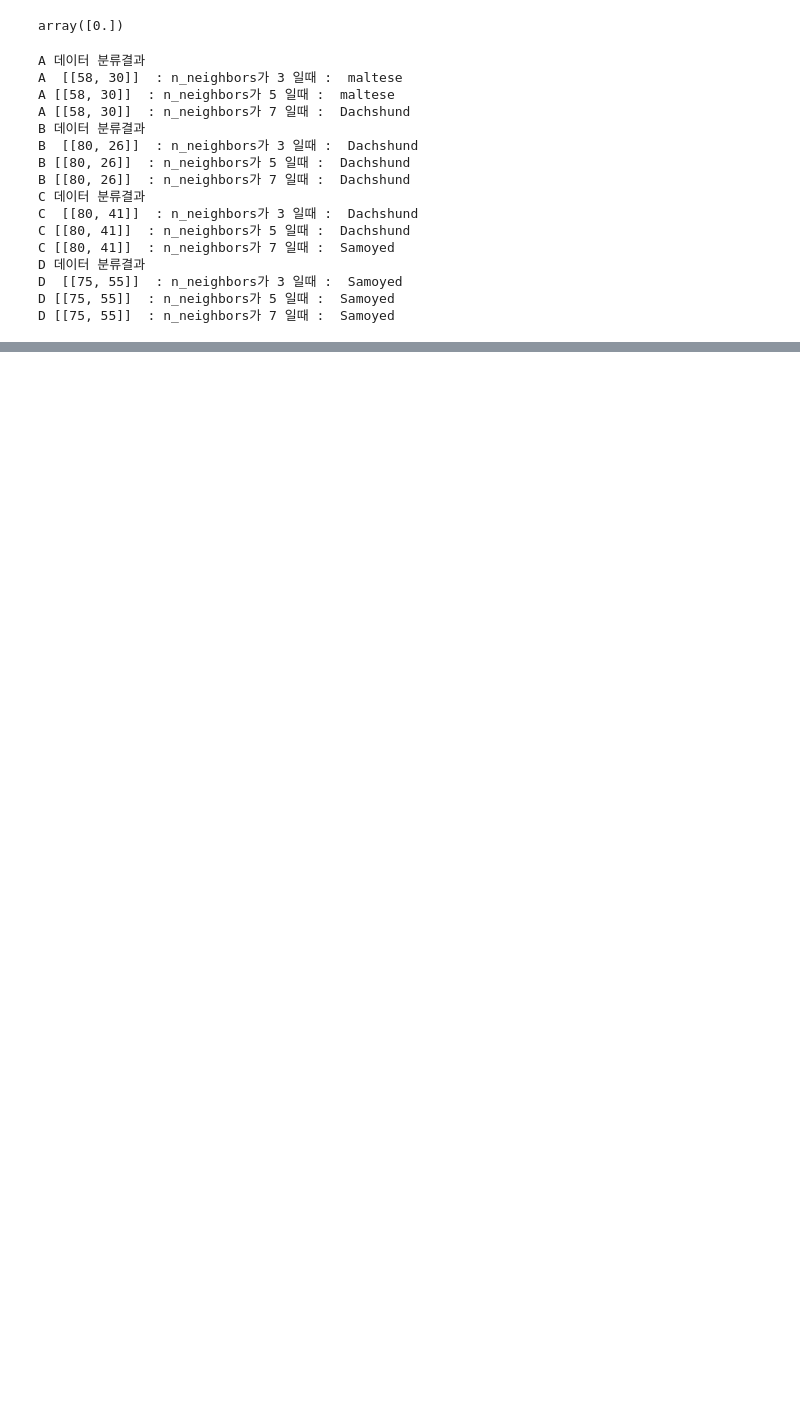
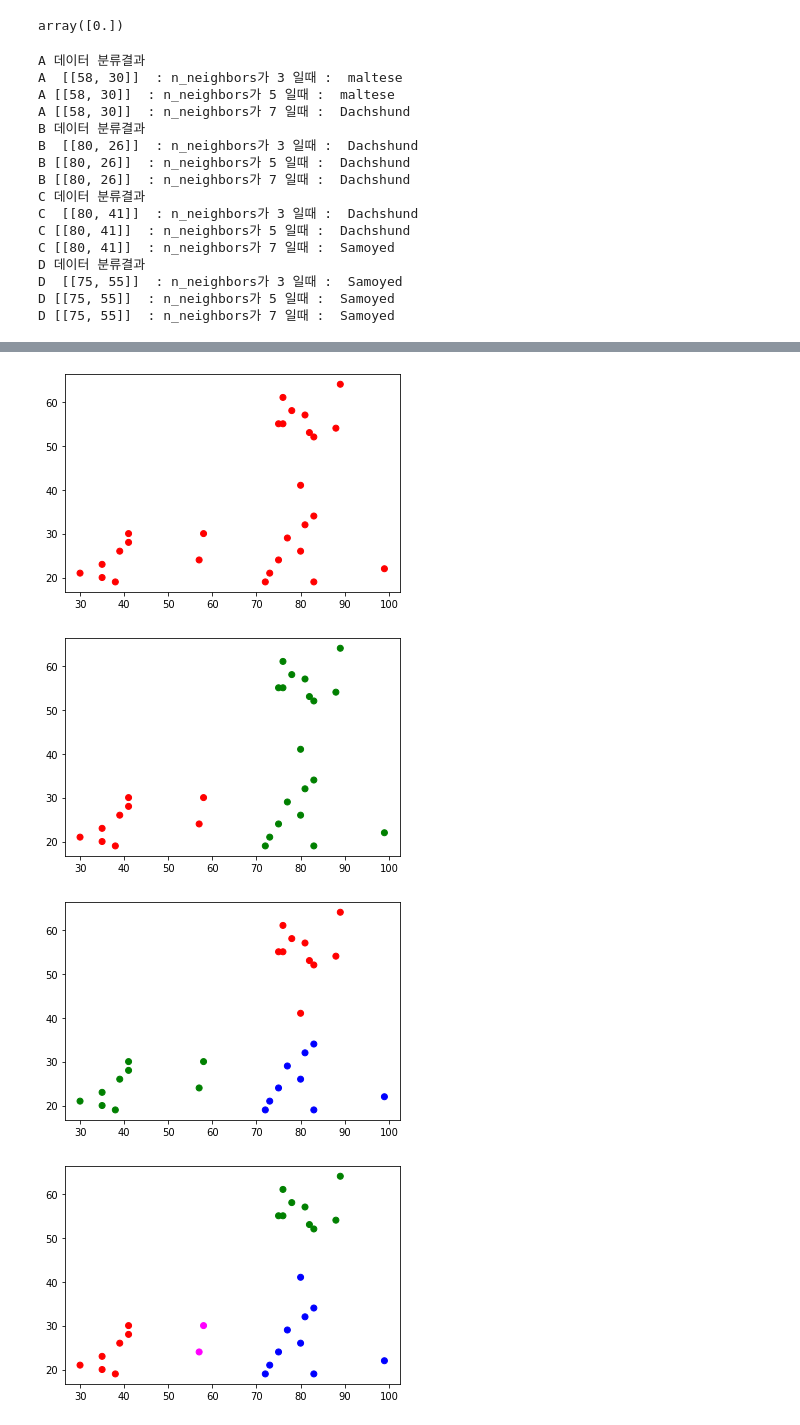
Before and after one commit to jaehobyte/MachineLearning, a Jupyter notebook: k-NNClassification(Dogs).ipynb, the cells around one changed output, grey strips where cells are left out. Cells and saved outputs as stored; diff of their text form; code cells hidden in the pictures; blank space fills up the shorter version.

```diff
--- a/k-NNClassification(Dogs).ipynb
+++ b/k-NNClassification(Dogs).ipynb
@@ -109,0 +128,3 @@ D [[75, 55]]  : n_neighbors가 7 일때 :  Samoyed
+# %%
+dogs_sum = np.concatenate((dogs,A,B,C,D))
+dogs_sum
@@ -109,0 +149,25 @@ D [[75, 55]]  : n_neighbors가 7 일때 :  Samoyed
+# %%
+from sklearn import cluster
+
+def  kmeans_predict_plot(x,k):
+  model = cluster.KMeans(n_clusters=k)
+  model.fit(x)
+  labels = model.predict(x)
+  colors = np.array(['red','green','blue','magenta'])
+  plt.scatter(x[:,0],x[:,1], color = colors[labels])
+
+kmeans_predict_plot(dogs_sum, k=1)
+plt.show()
+kmeans_predict_plot(dogs_sum, k=2)
+plt.show()
+kmeans_predict_plot(dogs_sum, k=3)
+plt.show()
+kmeans_predict_plot(dogs_sum, k=4)
+plt.show()
+
+#추후 subplot을 이용해서 시각화를 예쁘게 해야지,,
+# %% [output]
+[figure, added]
+[figure, added]
+[figure, added]
+[figure, added]
```
Also changed, not shown: parts of 3 cells of this notebook.
